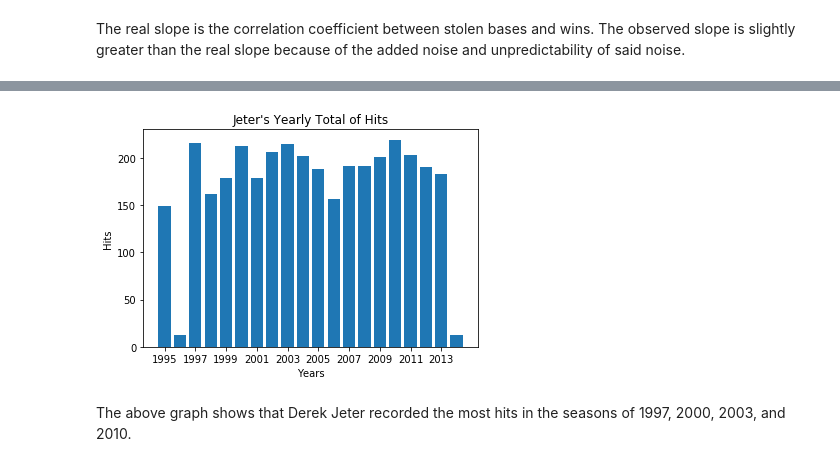
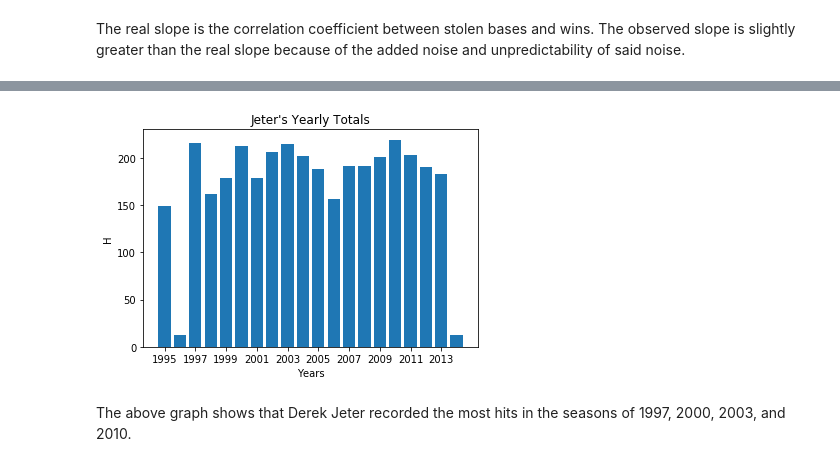
Before and after one commit to mattmaitland1/DerekJeterAnalysis, a Jupyter notebook: Project.ipynb, the cells around one changed output, grey strips where cells are left out. Drawn from its saved outputs; the diff is of its cells as text; code cells hidden in the pictures.

```diff
--- a/Project.ipynb
+++ b/Project.ipynb
@@ -143,14 +143,17 @@ sns.regplot(x=('SB[0],Sb[1],SB[2]'), y='win', data=df);
 # %%
-np.arange(jeter["Year"].min(),jeter["Year"].max())
-num_hits_year = jeter.groupby('Year').sum()
-years_played = jeter["Year"].unique()
-plt.bar(x = years_played, height = num_hits_year['H'])
-plt.xlabel('Years')
-plt.ylabel('Hits')
-plt.title("Jeter's Yearly Total of Hits")
-plt.xticks(np.arange(min(years_played), max(years_played)+1, 2.0))
-plt.show()
+def totals_per_year(stat):
+    np.arange(jeter["Year"].min(),jeter["Year"].max())
+    num_year = jeter.groupby('Year').sum()
+    years_played = jeter["Year"].unique()
+    plt.bar(x = years_played, height = num_year[stat])
+    plt.xlabel('Years')
+    plt.ylabel(stat)
+    plt.title("Jeter's Yearly Totals")
+    plt.xticks(np.arange(min(years_played), max(years_played)+1, 2.0))
+    plt.show()
-# %% [output]
-[figure, removed]
+# %%
+totals_per_year('H')
+# %% [output]
+[figure, added]
 # %% [markdown]
 The above graph shows that Derek Jeter recorded the most hits in the seasons of 1997, 2000, 2003, and 2010.
```
Also changed, not shown: parts of 21 cells of this notebook.
